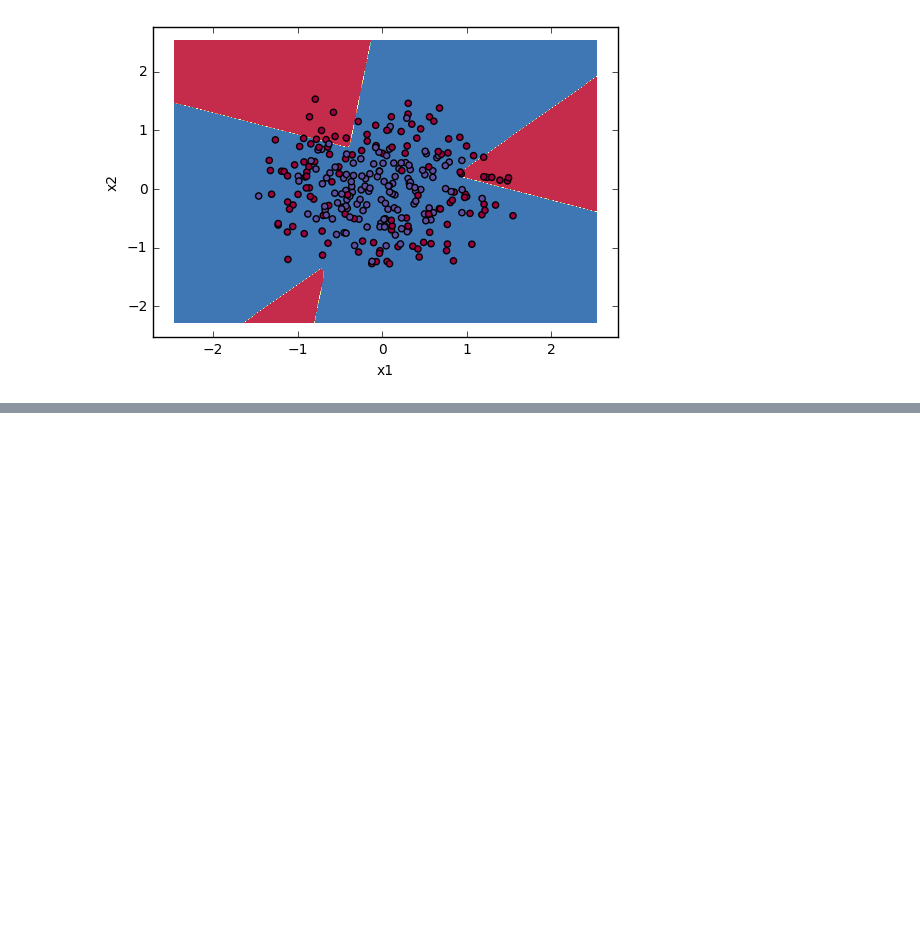
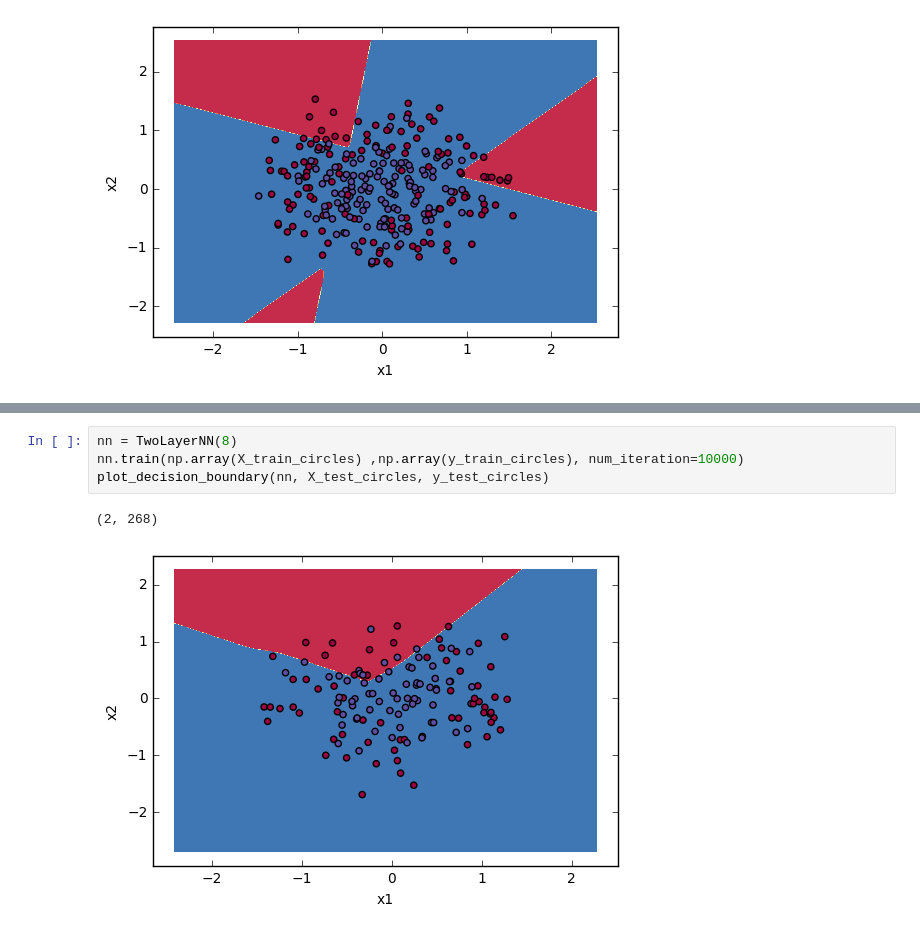
Before and after one commit to ClemDoum/tutorials, a Jupyter notebook: Scikit/Neural network.ipynb, the cells around one changed output, grey strips where cells are left out. Drawn from its saved outputs; the diff is of its cells as text; blank space fills up the shorter version.

```diff
--- a/Scikit/Neural network.ipynb
+++ b/Scikit/Neural network.ipynb
@@ -183,0 +194,7 @@ plot_decision_boundary(nn, X_train_circles, y_train_circles)
+# %%
+nn = TwoLayerNN(8)
+nn.train(np.array(X_train_circles) ,np.array(y_train_circles), num_iteration=10000)
+plot_decision_boundary(nn, X_test_circles, y_test_circles)
+# %% [output]
+(2, 268)
+[figure, added]
```
Also changed, not shown: parts of 10 cells of this notebook, 2 other files.
